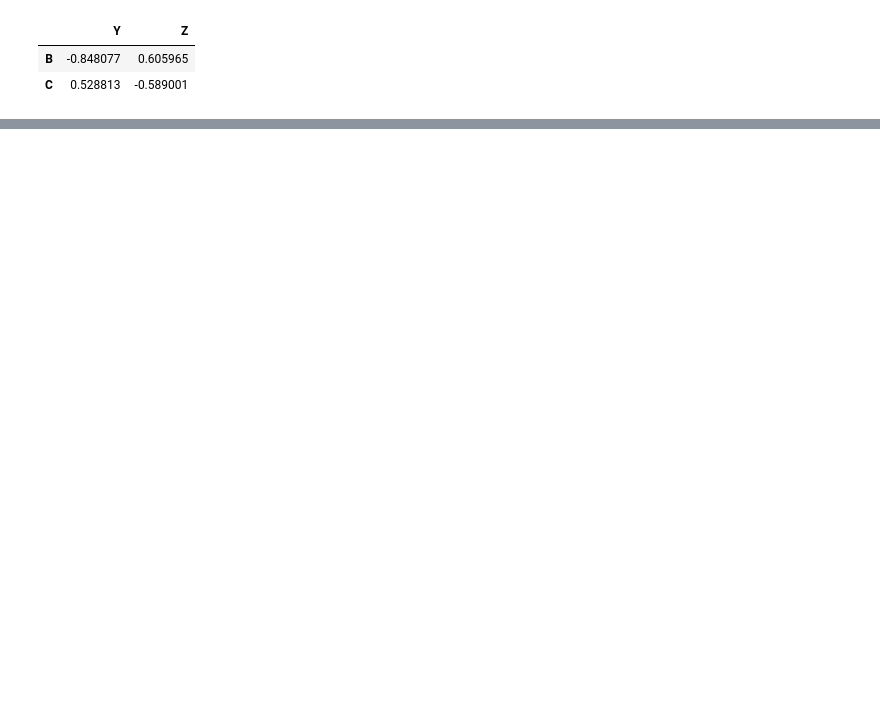
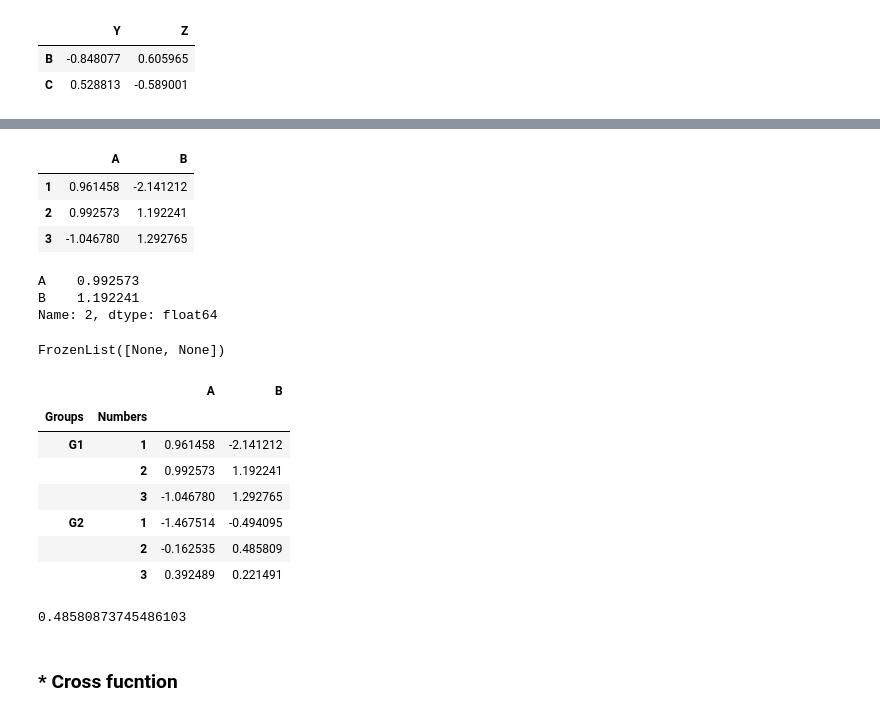
Before and after one commit to Tandysony/Python-for-data-science-and-machine-learning, a Jupyter notebook: Python for Data Analysis/Pandas.ipynb, the cells around one changed output, grey strips where cells are left out. Saved outputs shown, nothing was run; the diff lists cells and outputs as text; code cells hidden in the pictures; blank space fills up the shorter version.

Commit message:
Learnt Conditional selection, index set/reset, and multi-level index and cross indexing funtion on Padas DataFrame

```diff
--- a/Python for Data Analysis/Pandas.ipynb
+++ b/Python for Data Analysis/Pandas.ipynb
@@ -234,0 +313,7 @@ df.loc[['B','C'],['Y','Z']]
+# %%
+# Index levels
+outside = 'G1 G1 G1 G2 G2 G2'.split()
+inside = [1,2,3,1,2,3]
+hier_index = list(zip(outside,inside)) # zip into tuple pairs
+hier_index = pd.MultiIndex.from_tuples(hier_index)
+hier_index
@@ -234,0 +333,37 @@ df.loc[['B','C'],['Y','Z']]
+# %%
+df = pd.DataFrame(randn(6,2),hier_index,['A','B'])
+df.loc['G1'] # index must be refered by '.loc[]'
+# %% [output]
+|  | A | B |
+| 1 | 0.961458 | -2.141212 |
+| 2 | 0.992573 | 1.192241 |
+| 3 | -1.046780 | 1.292765 |
+# %%
+df.loc['G1'].loc[2]
+# %% [output]
+A    0.992573
+B    1.192241
+Name: 2, dtype: float64
+# %%
+df.index.names # index has no names yet
+# %% [output]
+FrozenList([None, None])
+# %%
+# set index names
+df.index.names = ["Groups","Numbers"]
+df
+# %% [output]
+|  |  | A | B |
+| Groups | Numbers |  |  |
+| G1 | 1 | 0.961458 | -2.141212 |
+|  | 2 | 0.992573 | 1.192241 |
+|  | 3 | -1.046780 | 1.292765 |
+| G2 | 1 | -1.467514 | -0.494095 |
+|  | 2 | -0.162535 | 0.485809 |
+|  | 3 | 0.392489 | 0.221491 |
+# %%
+df.loc['G2'].loc[2]['B']
+# %% [output]
+0.48580873745486103
+# %% [markdown]
+### * Cross fucntion
```
Also changed, not shown: parts of 21 cells of this notebook.
